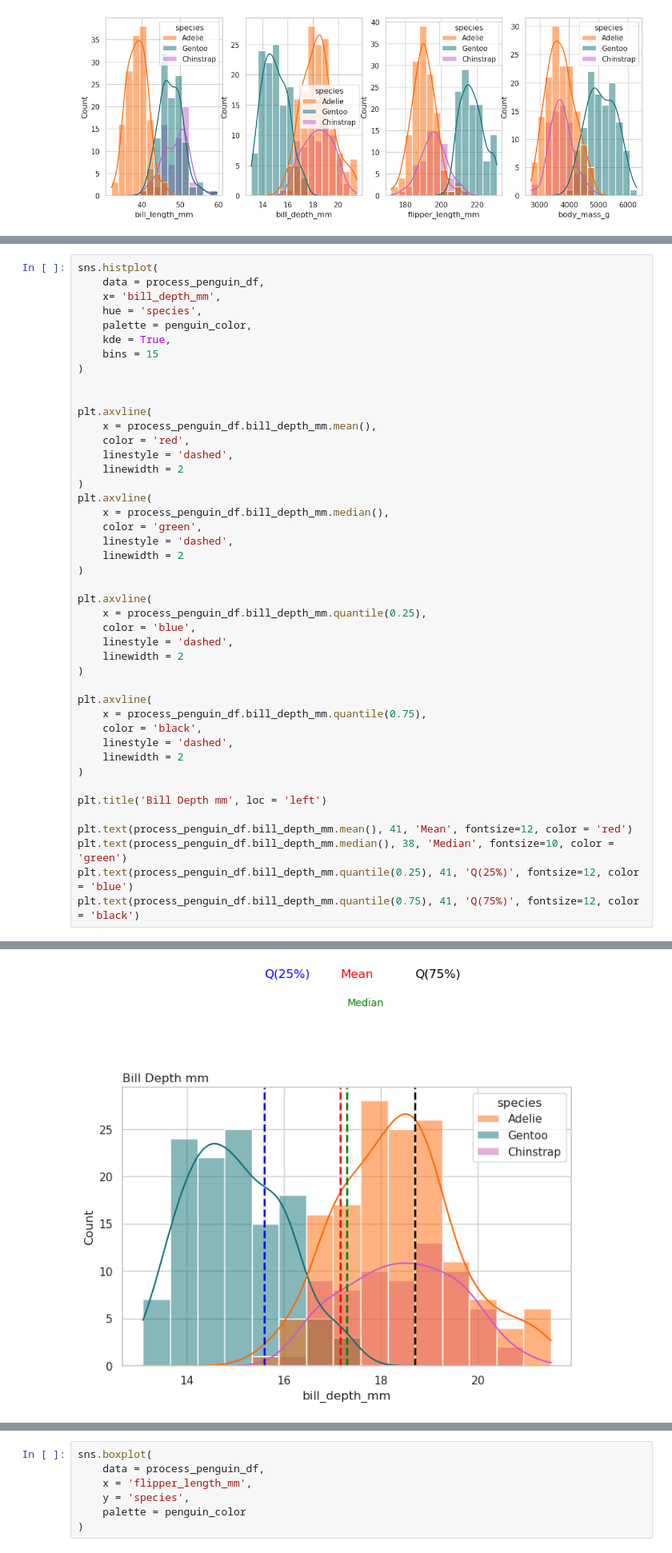
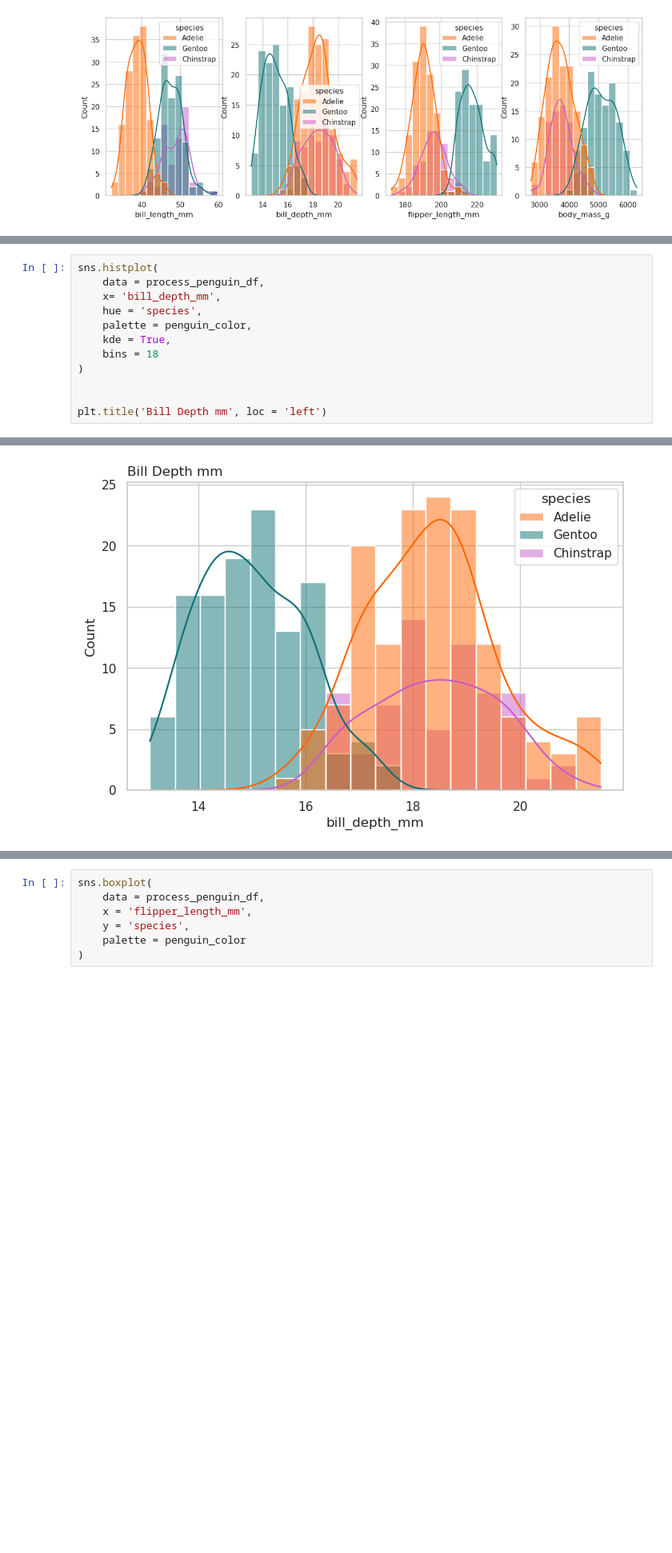
Before and after one commit to miguelfsosa/exploratory_analisis_penguin, a Jupyter notebook: Analisis_Exploratorio.ipynb, the cells around one changed output, grey strips where cells are left out. Shown at 80% size. Saved outputs shown, nothing was run; the diff lists cells and outputs as text; blank space fills up the shorter version.

```diff
--- a/Analisis_Exploratorio.ipynb
+++ b/Analisis_Exploratorio.ipynb
@@ -600,41 +572,9 @@ sns.histplot(
     hue = 'species',
     palette = penguin_color,
     kde = True,
-    bins = 15
+    bins = 18
 )
 
 
-plt.axvline(
-    x = process_penguin_df.bill_depth_mm.mean(),
-    color = 'red',
-    linestyle = 'dashed',
-    linewidth = 2
-)
-plt.axvline(
-    x = process_penguin_df.bill_depth_mm.median(),
-    color = 'green',
-    linestyle = 'dashed',
-    linewidth = 2
-)
-
-plt.axvline(
-    x = process_penguin_df.bill_depth_mm.quantile(0.25),
-    color = 'blue',
-    linestyle = 'dashed',
-    linewidth = 2
-)
-
-plt.axvline(
-    x = process_penguin_df.bill_depth_mm.quantile(0.75),
-    color = 'black',
-    linestyle = 'dashed',
-    linewidth = 2
-)
-
 plt.title('Bill Depth mm', loc = 'left')
-
-plt.text(process_penguin_df.bill_depth_mm.mean(), 41, 'Mean', fontsize=12, color = 'red')
-plt.text(process_penguin_df.bill_depth_mm.median(), 38, 'Median', fontsize=10, color = 'green')
-plt.text(process_penguin_df.bill_depth_mm.quantile(0.25), 41, 'Q(25%)', fontsize=12, color = 'blue')
-plt.text(process_penguin_df.bill_depth_mm.quantile(0.75), 41, 'Q(75%)', fontsize=12, color = 'black')
 # %% [output]
@@ -642,4 +582,4 @@ Text(18.7, 41, 'Q(75%)')
-[figure, old version]
+[figure, new version]
 # %%
 sns.histplot(
     data = process_penguin_df,
```
Also changed, not shown: parts of 23 cells of this notebook.
